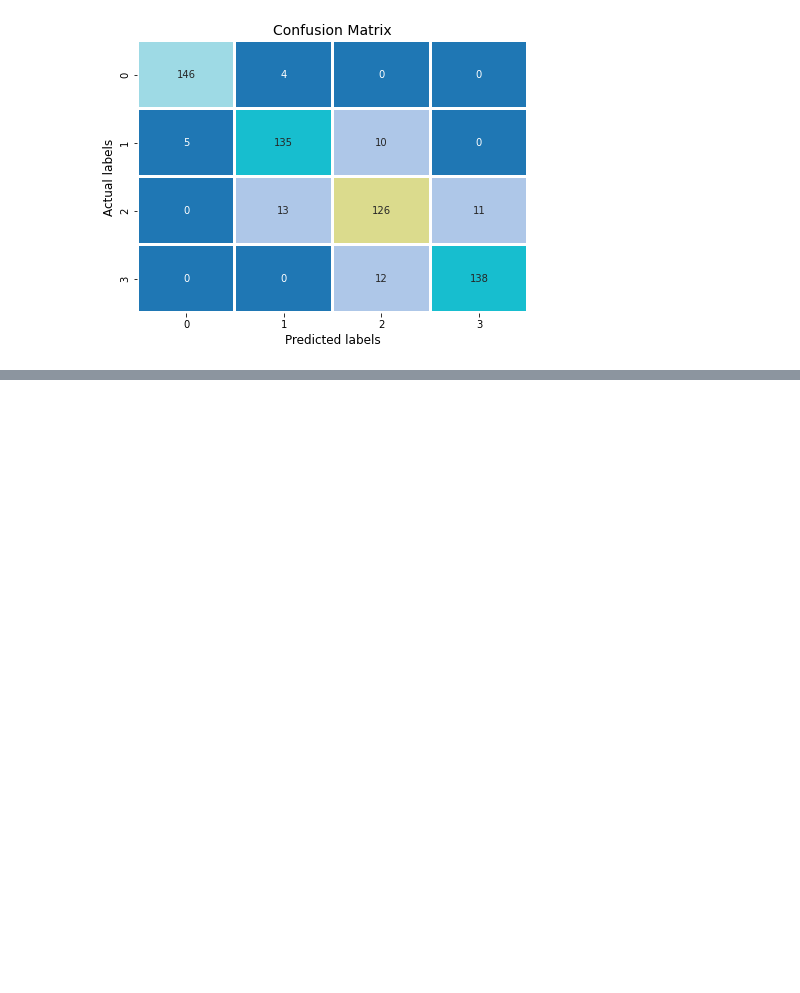
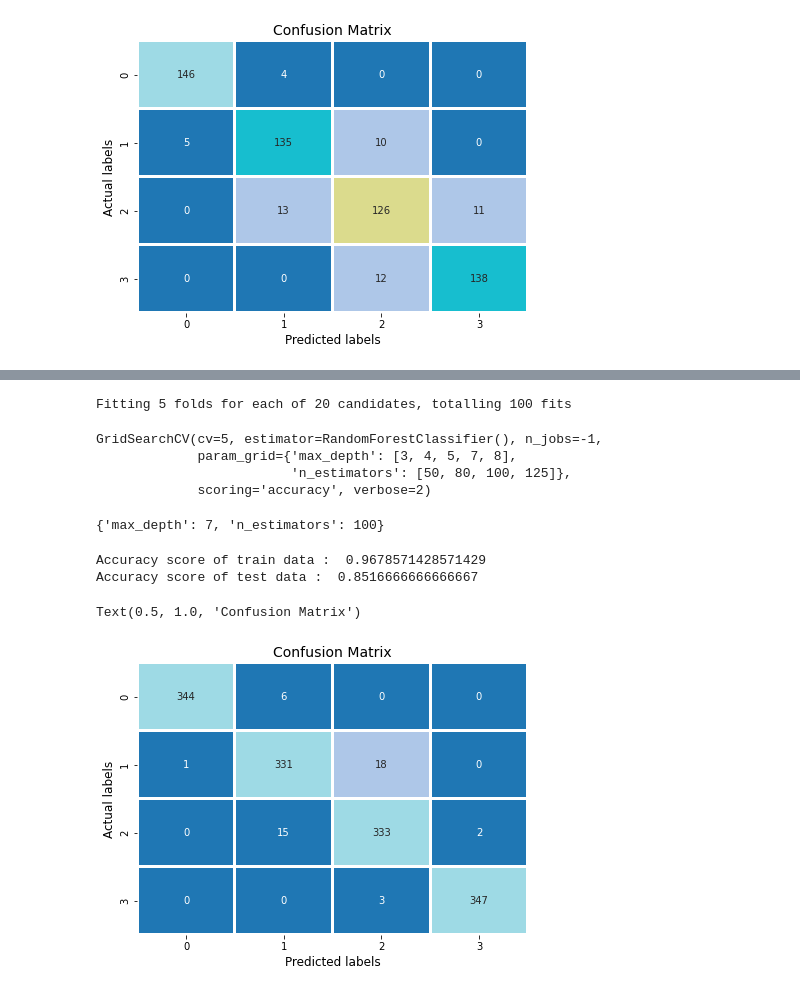
Before and after one commit to milanajudiya/Mobile_Price_Range_Prediction, a Jupyter notebook: Mobile_Price_Range_Prediction.ipynb, the cells around one changed output, grey strips where cells are left out. Cells and saved outputs as stored; diff of their text form; code cells hidden in the pictures; blank space fills up the shorter version.

```diff
--- a/Mobile_Price_Range_Prediction.ipynb
+++ b/Mobile_Price_Range_Prediction.ipynb
@@ -819,0 +824,40 @@ Text(0.5, 1.0, 'Confusion Matrix')
+# %%
+# parameters for random forest
+
+# number of estimators
+n_estimators = [50,80,100,125]
+
+# maximun depth of tree
+max_depth = [3,4,5,7,8]
+
+
+parameter = {
+    "n_estimators" : n_estimators,
+    "max_depth" : max_depth,
+
+}
+
+rf_clsf = RandomForestClassifier()
+# %%
+# gridsearchCV
+
+rf_grid = GridSearchCV(estimator = rf_clsf, param_grid=parameter, cv = 5, verbose= 2, n_jobs = -1, scoring = "accuracy")
+
+# fit the data
+rf_grid.fit(x_train,y_train)
+# %% [output]
+Fitting 5 folds for each of 20 candidates, totalling 100 fits
+GridSearchCV(cv=5, estimator=RandomForestClassifier(), n_jobs=-1,
+             param_grid={'max_depth': [3, 4, 5, 7, 8],
+                         'n_estimators': [50, 80, 100, 125]},
+             scoring='accuracy', verbose=2)
+# %%
+rf_optimal = rf_grid.best_estimator_
+# %%
+rf_grid.best_params_
+# %% [output]
+{'max_depth': 7, 'n_estimators': 100}
+# %%
+# prediction on train and test data
+y_train_pred_rf = rf_optimal.predict(x_train)
+y_test_pred_rf = rf_optimal.predict(x_test)
@@ -819,0 +872,21 @@ Text(0.5, 1.0, 'Confusion Matrix')
+# %%
+  print("Accuracy score of train data : ",rf_train_accuracy)
+  print("Accuracy score of test data : " ,rf_test_accuracy)
+# %% [output]
+Accuracy score of train data :  0.9678571428571429
+Accuracy score of test data :  0.8516666666666667
+# %%
+# confusion matrix of train data
+
+train_cm = confusion_matrix(y_train , y_train_pred_rf)
+
+df1 = pd.DataFrame(columns = ["0", "1", "2", "3" ], index= ["0", "1", "2", "3"],data = train_cm)
+
+plt.figure(figsize=(7,5))
+sns.heatmap(df1, annot = True, fmt = ".0f",cmap="tab20", cbar = False, linewidths=2)
+plt.xlabel("Predicted labels", size=12)
+plt.ylabel("Actual labels", size=12)
+plt.title("Confusion Matrix",size=14)
+# %% [output]
+Text(0.5, 1.0, 'Confusion Matrix')
+[figure, added]
```
Also changed, not shown: parts of 8 cells of this notebook.
